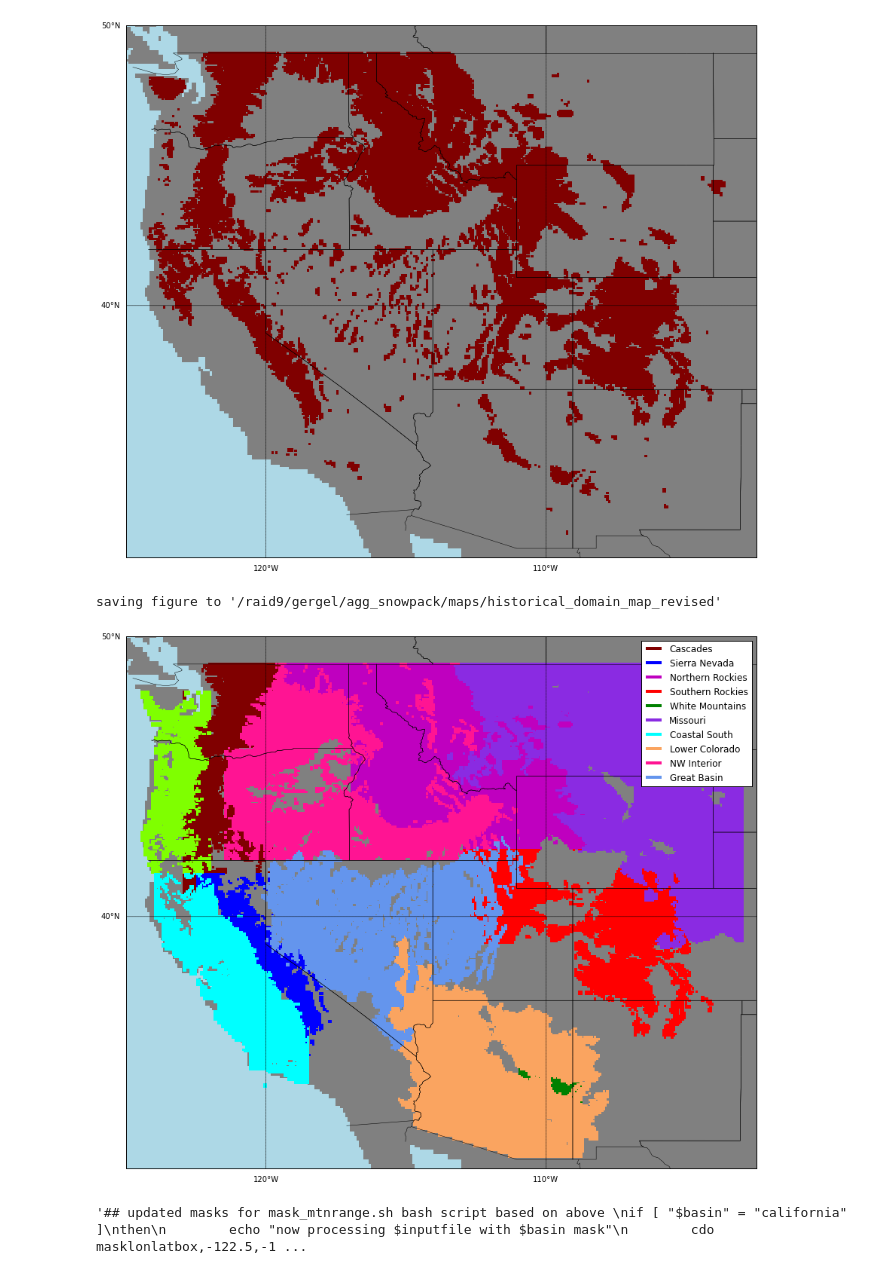
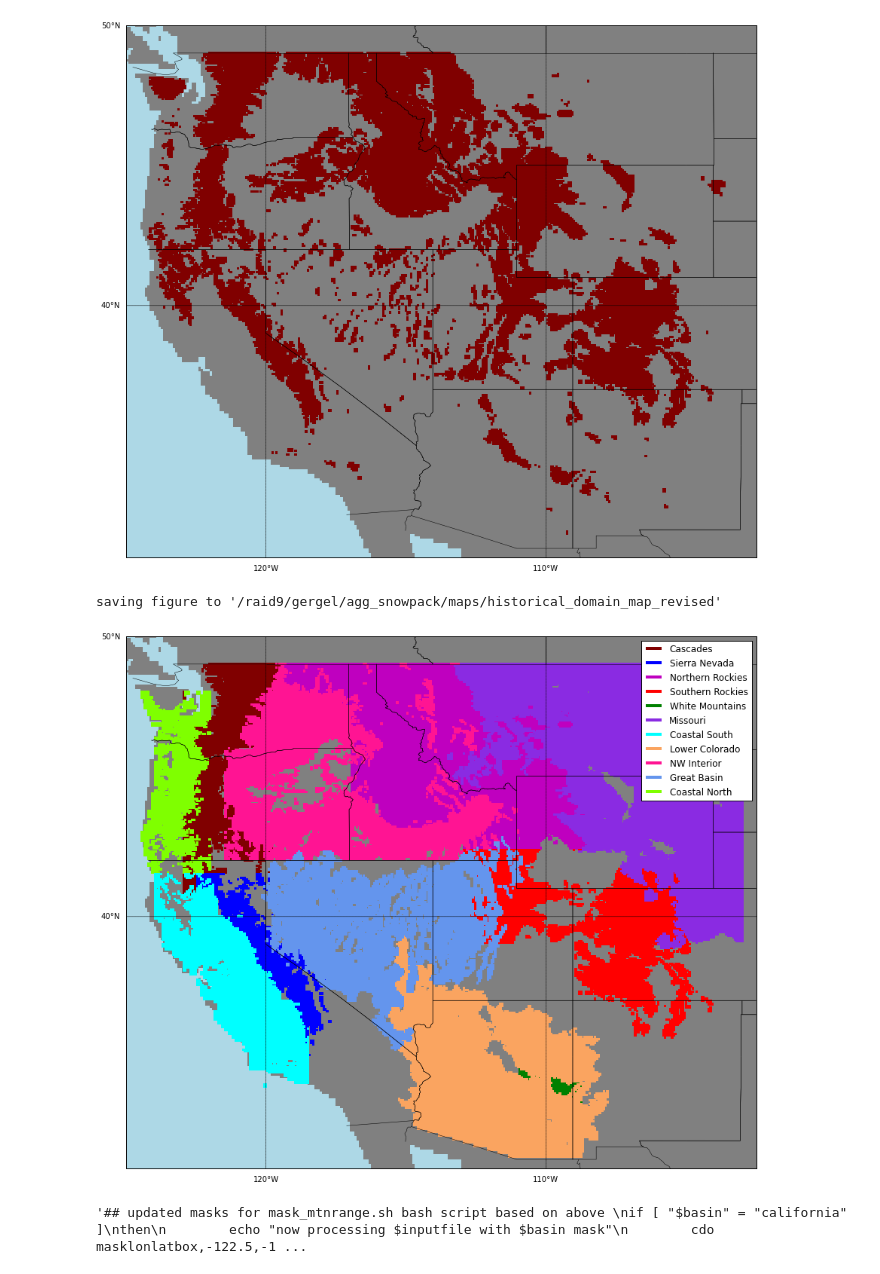
Before and after one commit to XUEYANZHANG9/IS_snowfire, a Jupyter notebook: make_domain_map_revised.ipynb, the cells around one changed output. Cells and saved outputs as stored; diff of their text form; code cells hidden in the pictures.

Commit message:
updated legend

```diff
--- a/make_domain_map_revised.ipynb
+++ b/make_domain_map_revised.ipynb
@@ -410,35 +410,36 @@ cs = m.pcolormesh(lons_mesh_gb,lats_mesh_gb,data_mesh_gb,shading='flat',cmap=c.L
 
 import matplotlib.lines as mlines
 
 # colours = ['maroon','b','m','r','g','blueviolet','chartreuse','aqua','sandybrown','deeppink']
 
 l1 = mlines.Line2D([], [], color='maroon', label='Cascades',linewidth=4.0)
 l2 = mlines.Line2D([], [], color='b', label='Sierra Nevada',linewidth=4.0)
 l3 = mlines.Line2D([], [], color='m', label='Northern Rockies',linewidth=4.0)
 l4 = mlines.Line2D([], [], color='r', label='Southern Rockies',linewidth=4.0)
 l5 = mlines.Line2D([], [], color='g', label='White Mountains',linewidth=4.0)
 l6 = mlines.Line2D([], [], color='blueviolet', label='Missouri',linewidth=4.0)
 l7 = mlines.Line2D([], [], color='aqua', label='Coastal South',linewidth=4.0)
 l8 = mlines.Line2D([], [], color='sandybrown', label='Lower Colorado',linewidth=4.0)
 l9 = mlines.Line2D([], [], color='deeppink', label='NW Interior',linewidth=4.0)
 l10 = mlines.Line2D([], [], color='cornflowerblue', label='Great Basin',linewidth=4.0)
+l11 = mlines.Line2D([], [], color='chartreuse', label='Coastal North',linewidth=4.0)
 
-plt.legend(handles=[l1,l2,l3,l4,l5,l6,l7,l8,l9,l10])
+plt.legend(handles=[l1,l2,l3,l4,l5,l6,l7,l8,l9,l10,l11])
 
 
 # plt.show()
 
 ### save plot
 import os
 direc = '/raid9/gergel/agg_snowpack/maps/'
 model_spec = 'map'
 plotname = 'historical_domain_map_revised'
 savepath = os.path.join(direc,plotname)
 print ("saving figure to '%s'" % savepath)
 plt.savefig(savepath)
 # %% [output]
 saving figure to '/raid9/gergel/agg_snowpack/maps/historical_domain_map_revised'
-[figure, old version]
+[figure, new version]
 # %%
 
 '''## updated masks for mask_mtnrange.sh bash script based on above
```
